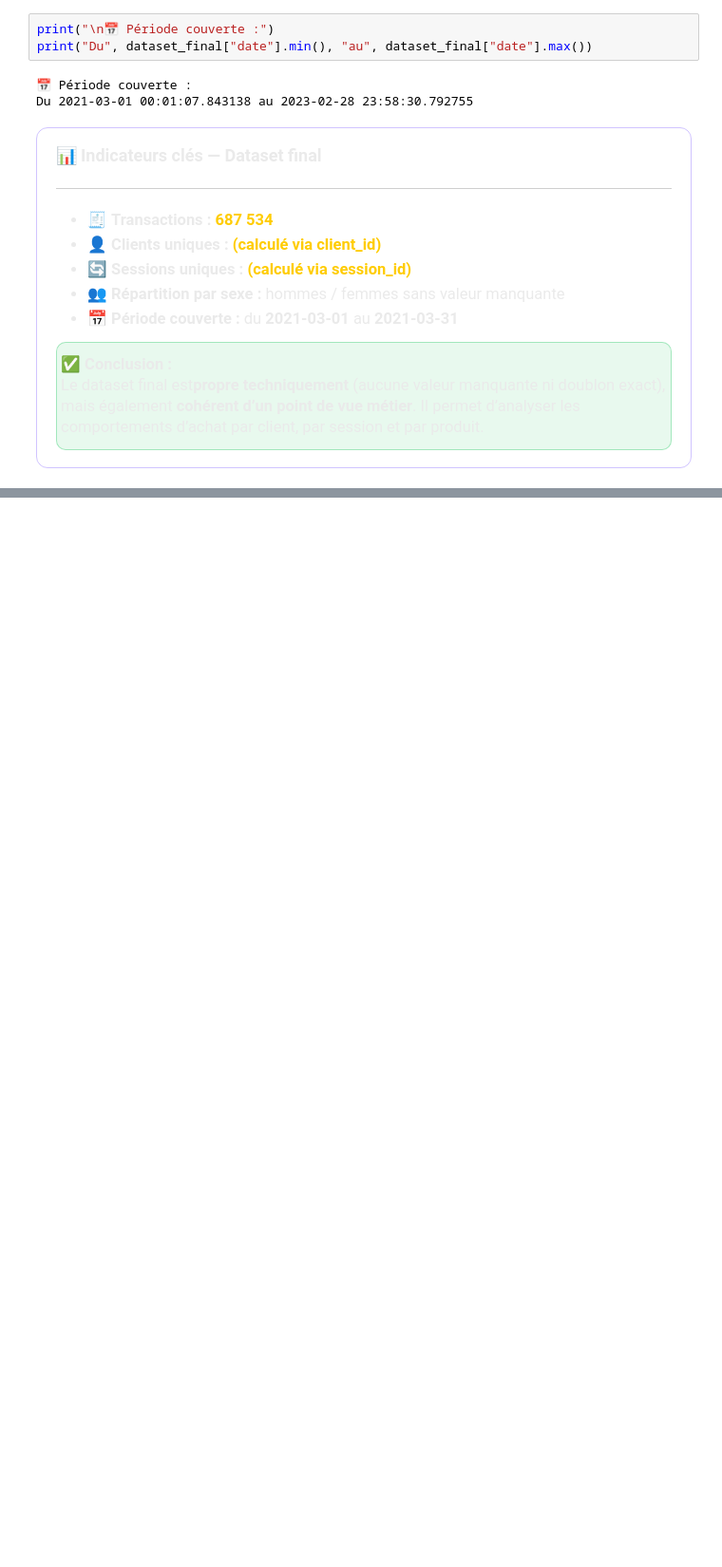
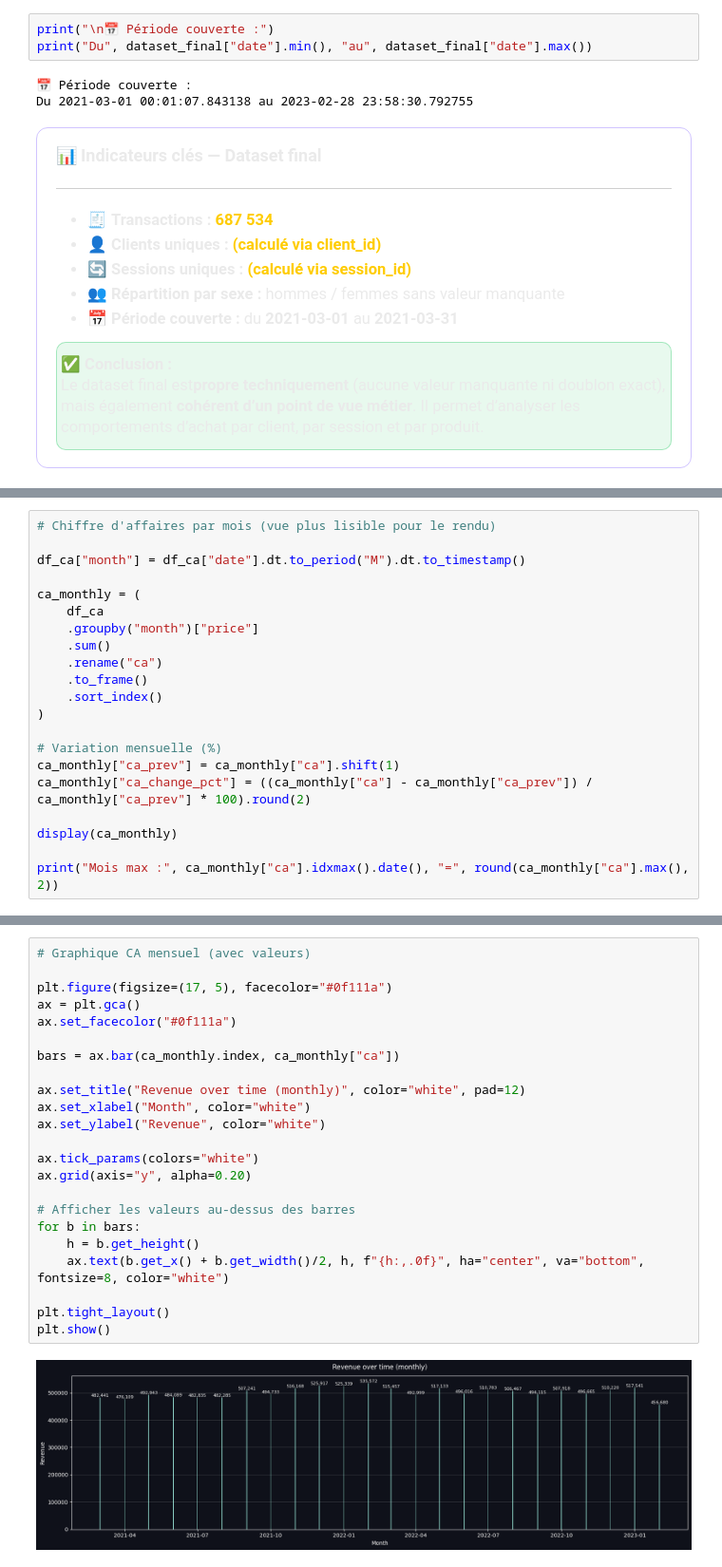
Before and after one commit to Stephane-OC/lapage, a Jupyter notebook: analyse_lapage.ipynb, the cells around one changed output, grey strips where cells are left out. Shown at 95% size. Cells and saved outputs as stored; diff of their text form; blank space fills up the shorter version.

```diff
--- a/analyse_lapage.ipynb
+++ b/analyse_lapage.ipynb
@@ -2487,0 +2595,21 @@ Du 2021-03-01 00:01:07.843138 au 2023-02-28 23:58:30.792755
+# %%
+# Chiffre d'affaires par mois (vue plus lisible pour le rendu)
+
+df_ca["month"] = df_ca["date"].dt.to_period("M").dt.to_timestamp()
+
+ca_monthly = (
+    df_ca
+    .groupby("month")["price"]
+    .sum()
+    .rename("ca")
+    .to_frame()
+    .sort_index()
+)
+
+# Variation mensuelle (%)
+ca_monthly["ca_prev"] = ca_monthly["ca"].shift(1)
+ca_monthly["ca_change_pct"] = ((ca_monthly["ca"] - ca_monthly["ca_prev"]) / ca_monthly["ca_prev"] * 100).round(2)
+
+display(ca_monthly)
+
+print("Mois max :", ca_monthly["ca"].idxmax().date(), "=", round(ca_monthly["ca"].max(), 2))
@@ -2487,0 +2636,25 @@ Du 2021-03-01 00:01:07.843138 au 2023-02-28 23:58:30.792755
+# %%
+# Graphique CA mensuel (avec valeurs)
+
+plt.figure(figsize=(17, 5), facecolor="#0f111a")
+ax = plt.gca()
+ax.set_facecolor("#0f111a")
+
+bars = ax.bar(ca_monthly.index, ca_monthly["ca"])
+
+ax.set_title("Revenue over time (monthly)", color="white", pad=12)
+ax.set_xlabel("Month", color="white")
+ax.set_ylabel("Revenue", color="white")
+
+ax.tick_params(colors="white")
+ax.grid(axis="y", alpha=0.20)
+
+# Afficher les valeurs au-dessus des barres
+for b in bars:
+    h = b.get_height()
+    ax.text(b.get_x() + b.get_width()/2, h, f"{h:,.0f}", ha="center", va="bottom", fontsize=8, color="white")
+
+plt.tight_layout()
+plt.show()
+# %% [output]
+[figure, added]
```
Also changed, not shown: parts of 18 cells of this notebook, 1 other file.
